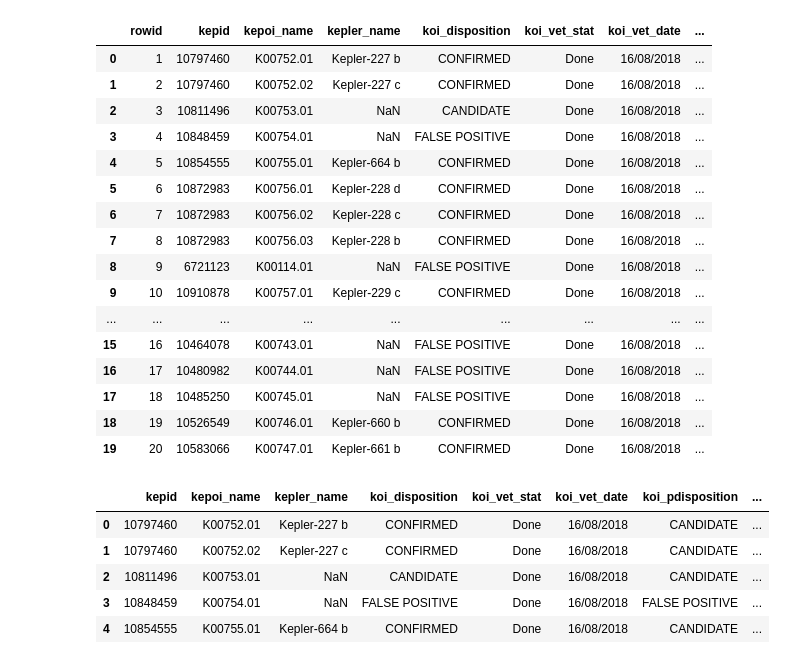
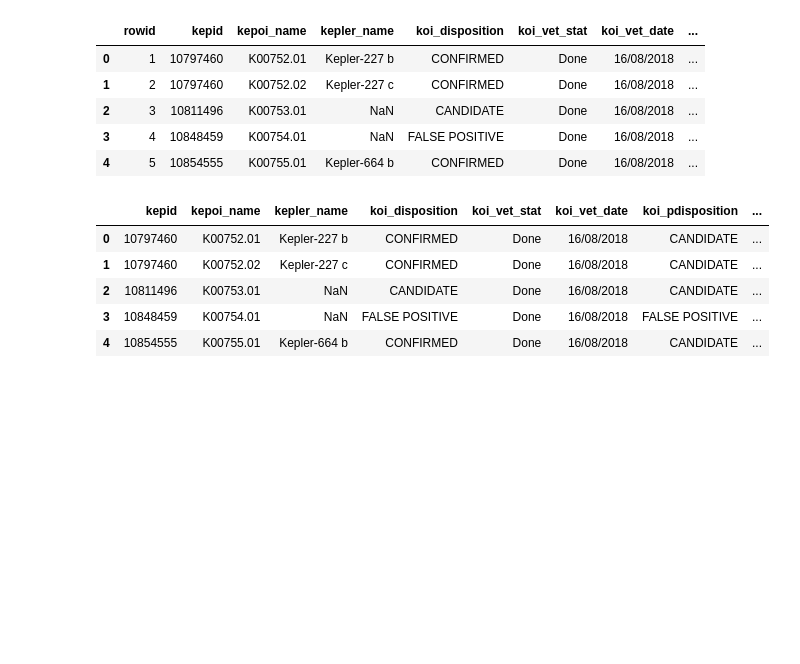
Before and after one commit to GeordieEK/Exoplanet-Radius-Prediction, a Jupyter notebook: Exoplanets.ipynb, the cells around one changed output. Cells and saved outputs as stored; diff of their text form; code cells hidden in the pictures; blank space fills up the shorter version.

```diff
--- a/Exoplanets.ipynb
+++ b/Exoplanets.ipynb
@@ -1,34 +1,23 @@
 # %%
 import warnings
 warnings.filterwarnings("ignore")
 
 import numpy as np
 import pandas as pd
 
 # so that we can see all the columns
 pd.set_option('display.max_columns', None)
 
 # read csv into a dataframe
 df = pd.read_csv('exoplanets_data.csv', sep = ',')
-df.head(20)
+df.head()
 # %% [output]
 |  | rowid | kepid | kepoi_name | kepler_name | koi_disposition | koi_vet_stat | koi_vet_date | ... |
 | 0 | 1 | 10797460 | K00752.01 | Kepler-227 b | CONFIRMED | Done | 16/08/2018 | ... |
 | 1 | 2 | 10797460 | K00752.02 | Kepler-227 c | CONFIRMED | Done | 16/08/2018 | ... |
 | 2 | 3 | 10811496 | K00753.01 | NaN | CANDIDATE | Done | 16/08/2018 | ... |
 | 3 | 4 | 10848459 | K00754.01 | NaN | FALSE POSITIVE | Done | 16/08/2018 | ... |
 | 4 | 5 | 10854555 | K00755.01 | Kepler-664 b | CONFIRMED | Done | 16/08/2018 | ... |
-| 5 | 6 | 10872983 | K00756.01 | Kepler-228 d | CONFIRMED | Done | 16/08/2018 | ... |
-| 6 | 7 | 10872983 | K00756.02 | Kepler-228 c | CONFIRMED | Done | 16/08/2018 | ... |
-| 7 | 8 | 10872983 | K00756.03 | Kepler-228 b | CONFIRMED | Done | 16/08/2018 | ... |
-| 8 | 9 | 6721123 | K00114.01 | NaN | FALSE POSITIVE | Done | 16/08/2018 | ... |
-| 9 | 10 | 10910878 | K00757.01 | Kepler-229 c | CONFIRMED | Done | 16/08/2018 | ... |
-| ... | ... | ... | ... | ... | ... | ... | ... | ... |
-| 15 | 16 | 10464078 | K00743.01 | NaN | FALSE POSITIVE | Done | 16/08/2018 | ... |
-| 16 | 17 | 10480982 | K00744.01 | NaN | FALSE POSITIVE | Done | 16/08/2018 | ... |
-| 17 | 18 | 10485250 | K00745.01 | NaN | FALSE POSITIVE | Done | 16/08/2018 | ... |
-| 18 | 19 | 10526549 | K00746.01 | Kepler-660 b | CONFIRMED | Done | 16/08/2018 | ... |
-| 19 | 20 | 10583066 | K00747.01 | Kepler-661 b | CONFIRMED | Done | 16/08/2018 | ... |
 # %%
 # drop rowid column
 df = df.drop('rowid', axis=1)
```
Also changed, not shown: parts of 1 cell of this notebook, 1 other file.
